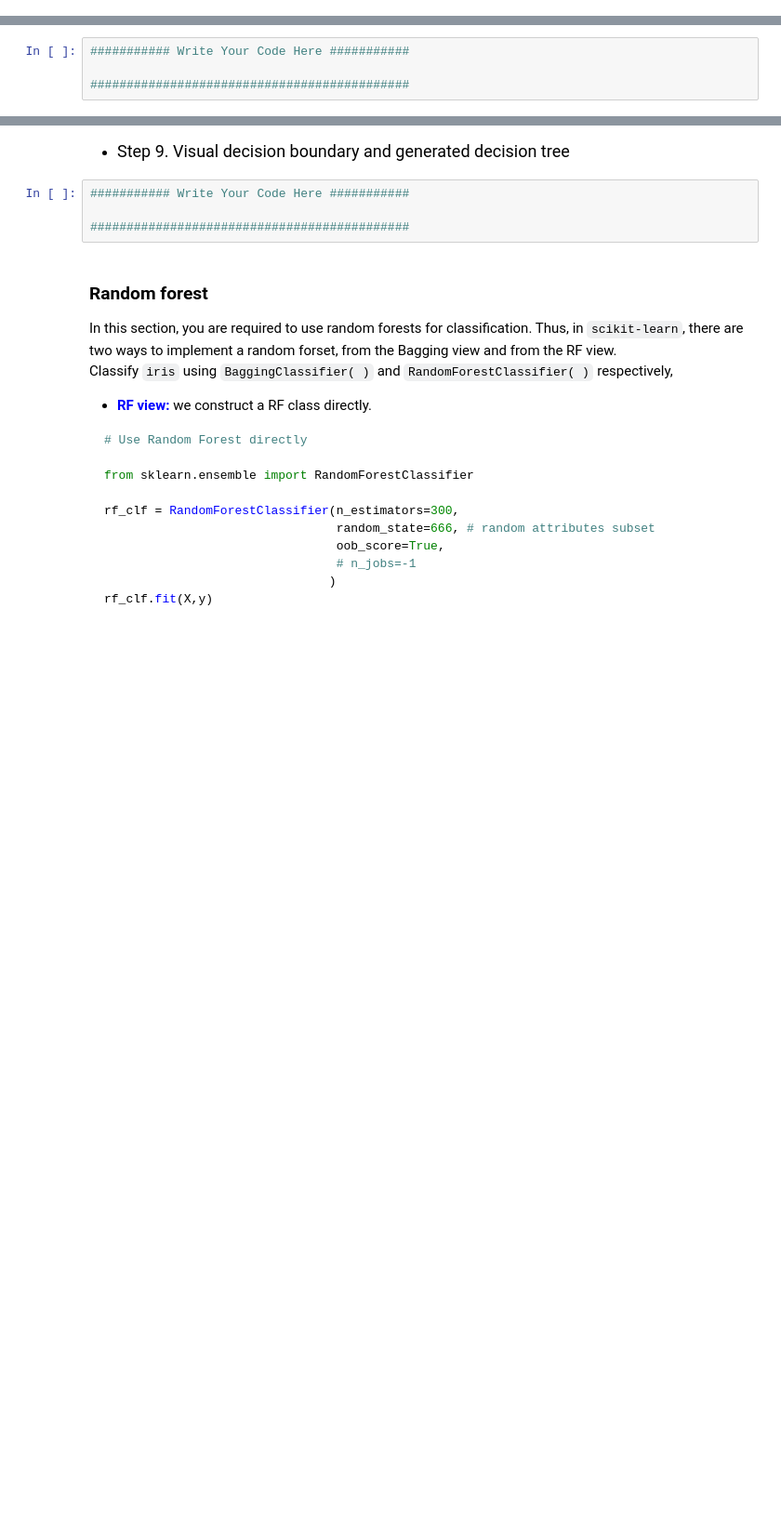
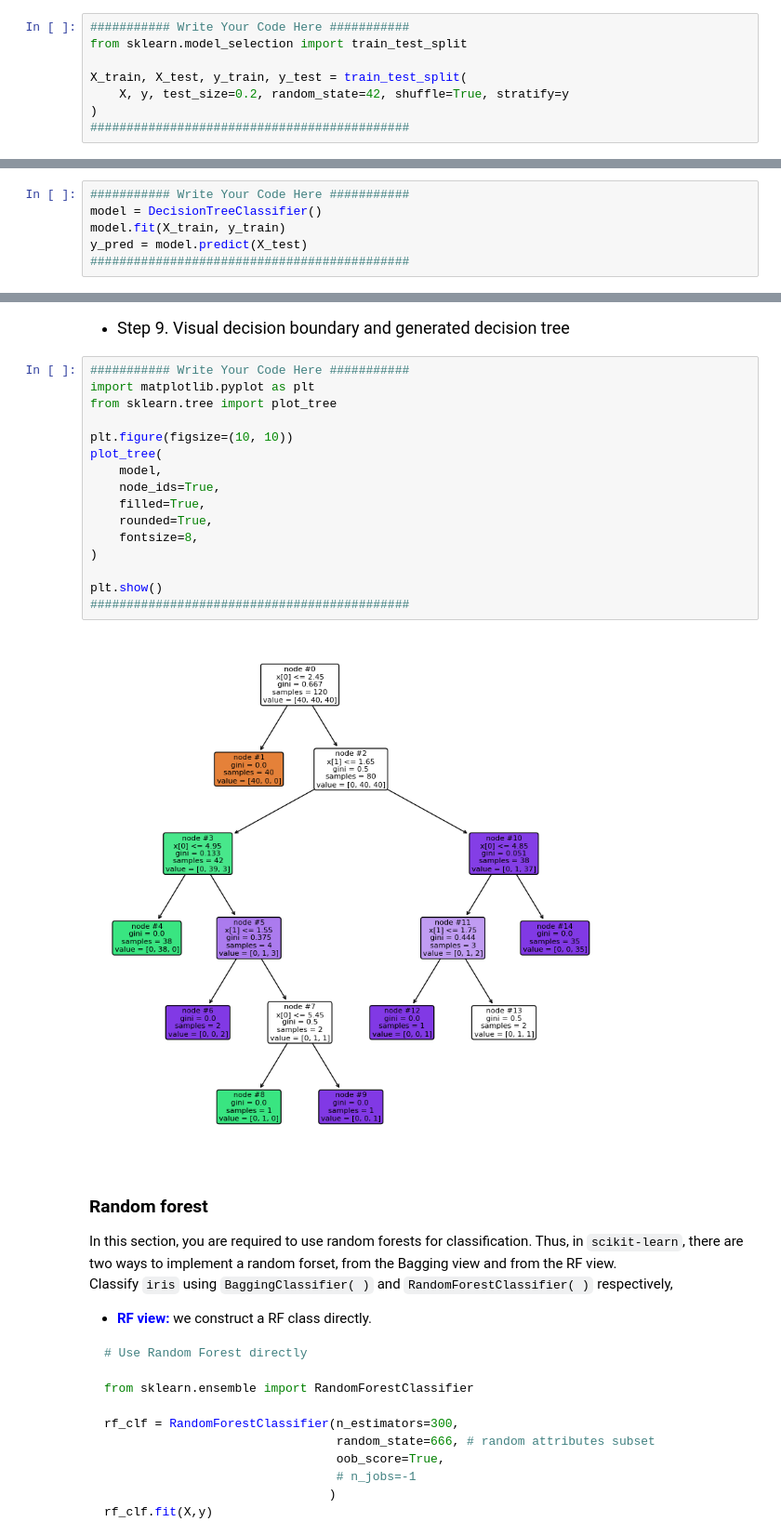
Before and after one commit to GuTaoZi/CS329_Machine_Learning, a Jupyter notebook: Lab_Exercises/Lab05_Exercise.ipynb, the cells around one changed output, grey strips where cells are left out. Shown: that part at 93% size. Saved outputs shown, nothing was run; the diff lists cells and outputs as text; blank space fills up the shorter version.

```diff
--- a/Lab_Exercises/Lab05_Exercise.ipynb
+++ b/Lab_Exercises/Lab05_Exercise.ipynb
@@ -53,3 +55,11 @@ Please check whether the data needs to be preprocessed
+# %%
+########### Write Your Code Here ###########
+from sklearn.model_selection import train_test_split
+
+X_train, X_test, y_train, y_test = train_test_split(
+    X, y, test_size=0.2, random_state=42, shuffle=True, stratify=y
+)
+############################################
 # %% [markdown]
 - <font size=4> Step 6. Explore the model parameters </font>
 
@@ -73,7 +152,9 @@ Finally, select the best set of parameters for the following steps.
 - <font size=4> Step 7. Use the model of your choice on the test set </font>
 # %%
 ########### Write Your Code Here ###########
-
+model = DecisionTreeClassifier()
+model.fit(X_train, y_train)
+y_pred = model.predict(X_test)
 ############################################
 # %% [markdown]
 - <font size=4> Step 8. Evaluate the model </font>
@@ -84,9 +183,23 @@ Finally, select the best set of parameters for the following steps.
 # %% [markdown]
 - <font size=4> Step 9. Visual decision boundary and generated decision tree </font>
-# %%
-########### Write Your Code Here ###########
-
-############################################
+# %%
+########### Write Your Code Here ###########
+import matplotlib.pyplot as plt
+from sklearn.tree import plot_tree
+
+plt.figure(figsize=(10, 10))
+plot_tree(
+    model,
+    node_ids=True,
+    filled=True,
+    rounded=True,
+    fontsize=8,
+)
+
+plt.show()
+############################################
+# %% [output]
+[figure, added]
 # %% [markdown]
 ### Random forest
 
```
Also changed, not shown: parts of 18 cells of this notebook.
